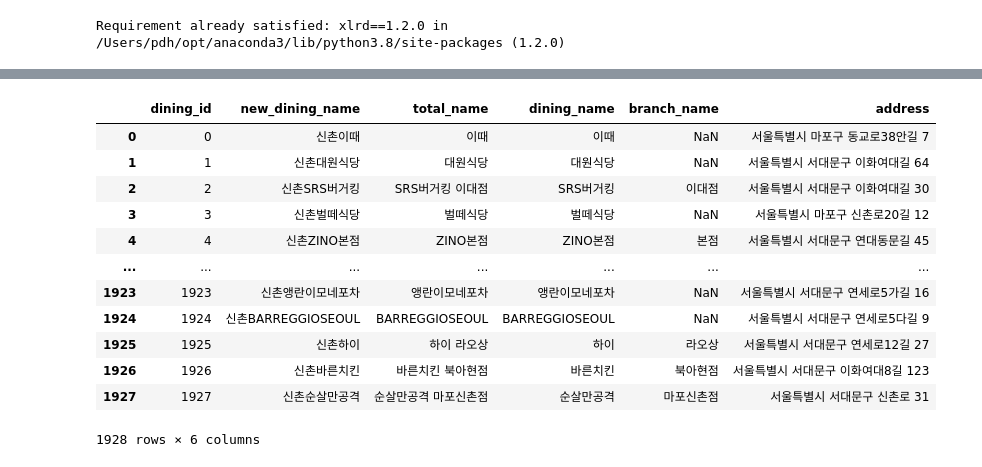
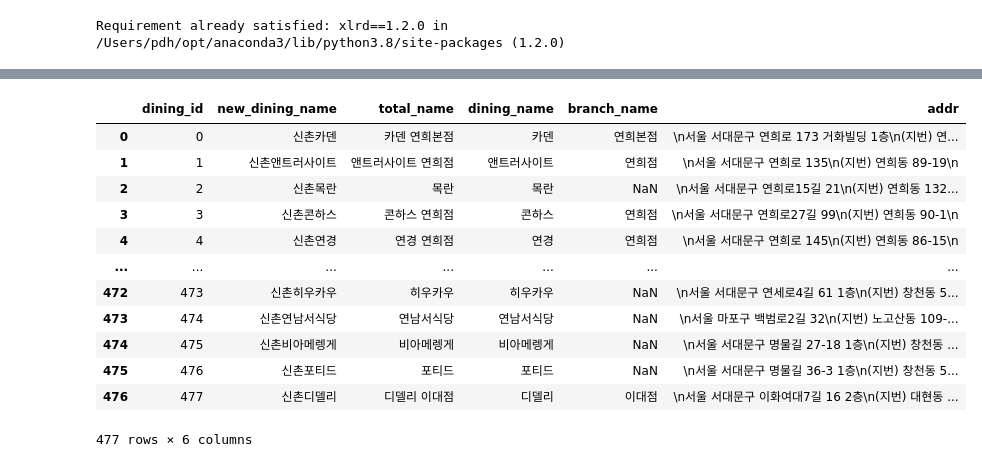
Before and after one commit to wnwjq462/TasteMap, a Jupyter notebook: crawler/instagram_crawler.ipynb, the cells around one changed output, grey strips where cells are left out. Cells and saved outputs as stored; diff of their text form; code cells hidden in the pictures.

```diff
--- a/crawler/instagram_crawler.ipynb
+++ b/crawler/instagram_crawler.ipynb
@@ -23,6 +24,6 @@ Successfully installed selenium-3.141.0
 # %% [output]
 Requirement already satisfied: xlrd==1.2.0 in /Users/pdh/opt/anaconda3/lib/python3.8/site-packages (1.2.0)
 # %%
-dining_list = pd.read_csv('../data/yonsei_dining_list.csv')
+dining_list = pd.read_csv('dining_listup_kakao3.csv')
 dining_list
 # %% [output]
@@ -47,22 +48,22 @@ def add_region(x) :
         return '신촌'+ x
 # %%
 dining_list['new_dining_name'] = dining_list['dining_name'].map(lambda x: add_region(x))
-dining_list = dining_list[['dining_id','new_dining_name','total_name','dining_name','branch_name','address']]
+dining_list = dining_list[['dining_id','new_dining_name','total_name','dining_name','branch_name','addr']]
 dining_list
 # %% [output]
-|  | dining_id | new_dining_name | total_name | dining_name | branch_name | address |
-| 0 | 0 | 신촌이때 | 이때 | 이때 | NaN | 서울특별시 마포구 동교로38안길 7 |
-| 1 | 1 | 신촌대원식당 | 대원식당 | 대원식당 | NaN | 서울특별시 서대문구 이화여대길 64 |
-| 2 | 2 | 신촌SRS버거킹 | SRS버거킹 이대점 | SRS버거킹 | 이대점 | 서울특별시 서대문구 이화여대길 30 |
-| 3 | 3 | 신촌벌떼식당 | 벌떼식당 | 벌떼식당 | NaN | 서울특별시 마포구 신촌로20길 12 |
-| 4 | 4 | 신촌ZINO본점 | ZINO본점 | ZINO본점 | 본점 | 서울특별시 서대문구 연대동문길 45 |
+|  | dining_id | new_dining_name | total_name | dining_name | branch_name | addr |
+| 0 | 0 | 신촌카덴 | 카덴 연희본점 | 카덴 | 연희본점 | \n서울 서대문구 연희로 173 거화빌딩 1층\n(지번) 연... |
+| 1 | 1 | 신촌앤트러사이트 | 앤트러사이트 연희점 | 앤트러사이트 | 연희점 | \n서울 서대문구 연희로 135\n(지번) 연희동 89-19\n |
+| 2 | 2 | 신촌목란 | 목란 | 목란 | NaN | \n서울 서대문구 연희로15길 21\n(지번) 연희동 132... |
+| 3 | 3 | 신촌콘하스 | 콘하스 연희점 | 콘하스 | 연희점 | \n서울 서대문구 연희로27길 99\n(지번) 연희동 90-1\n |
+| 4 | 4 | 신촌연경 | 연경 연희점 | 연경 | 연희점 | \n서울 서대문구 연희로 145\n(지번) 연희동 86-15\n |
 | ... | ... | ... | ... | ... | ... | ... |
-| 1923 | 1923 | 신촌앵란이모네포차 | 앵란이모네포차 | 앵란이모네포차 | NaN | 서울특별시 서대문구 연세로5가길 16 |
-| 1924 | 1924 | 신촌BARREGGIOSEOUL | BARREGGIOSEOUL | BARREGGIOSEOUL | NaN | 서울특별시 서대문구 연세로5다길 9 |
-| 1925 | 1925 | 신촌하이 | 하이 라오상 | 하이 | 라오상 | 서울특별시 서대문구 연세로12길 27 |
-| 1926 | 1926 | 신촌바른치킨 | 바른치킨 북아현점 | 바른치킨 | 북아현점 | 서울특별시 서대문구 이화여대8길 123 |
-| 1927 | 1927 | 신촌순살만공격 | 순살만공격 마포신촌점 | 순살만공격 | 마포신촌점 | 서울특별시 서대문구 신촌로 31 |
+| 472 | 473 | 신촌히우카우 | 히우카우 | 히우카우 | NaN | \n서울 서대문구 연세로4길 61 1층\n(지번) 창천동 5... |
+| 473 | 474 | 신촌연남서식당 | 연남서식당 | 연남서식당 | NaN | \n서울 마포구 백범로2길 32\n(지번) 노고산동 109-... |
+| 474 | 475 | 신촌비아메렝게 | 비아메렝게 | 비아메렝게 | NaN | \n서울 서대문구 명물길 27-18 1층\n(지번) 창천동 ... |
+| 475 | 476 | 신촌포티드 | 포티드 | 포티드 | NaN | \n서울 서대문구 명물길 36-3 1층\n(지번) 창천동 5... |
+| 476 | 477 | 신촌디델리 | 디델리 이대점 | 디델리 | 이대점 | \n서울 서대문구 이화여대7길 16 2층\n(지번) 대현동 ... |
-1928 rows × 6 columns
+477 rows × 6 columns
 # %%
 ### 설정값
 #이미지를 따로 저장할 'img'라는 디렉토리를 미리 생성해주세요.
```
Also changed, not shown: parts of 20 cells of this notebook, 3 other files.
